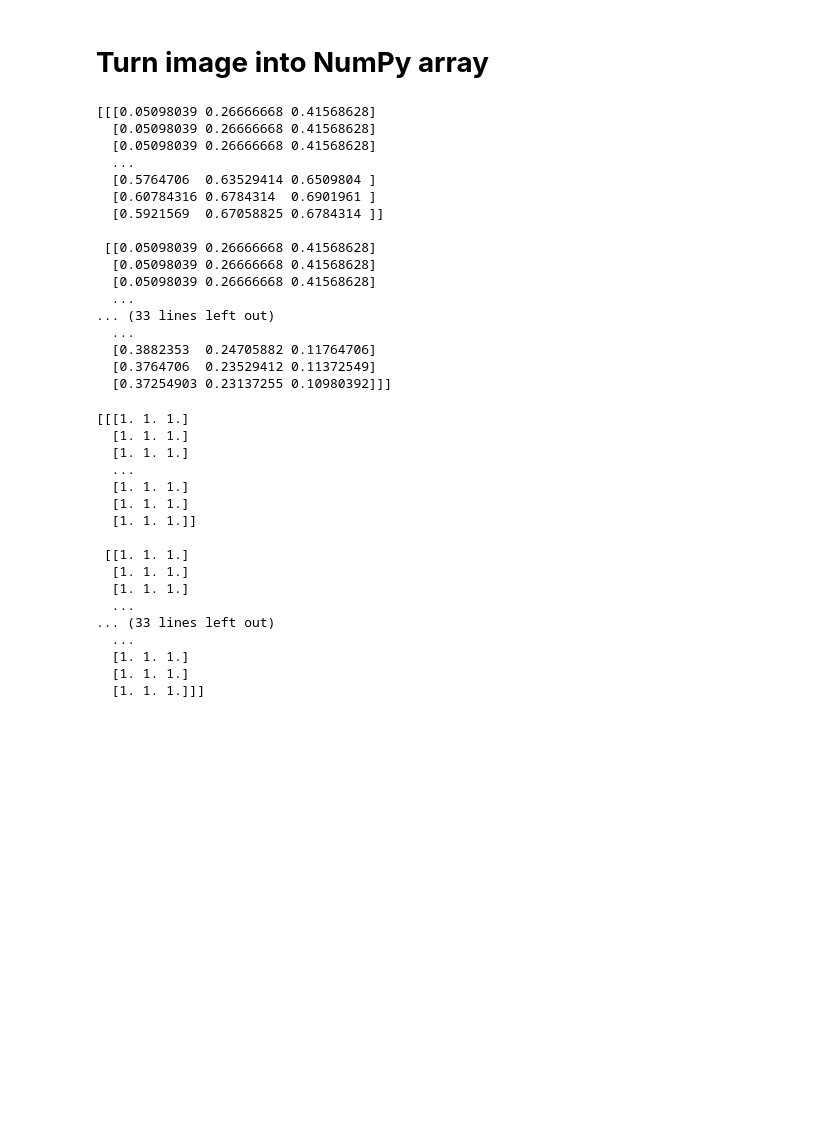
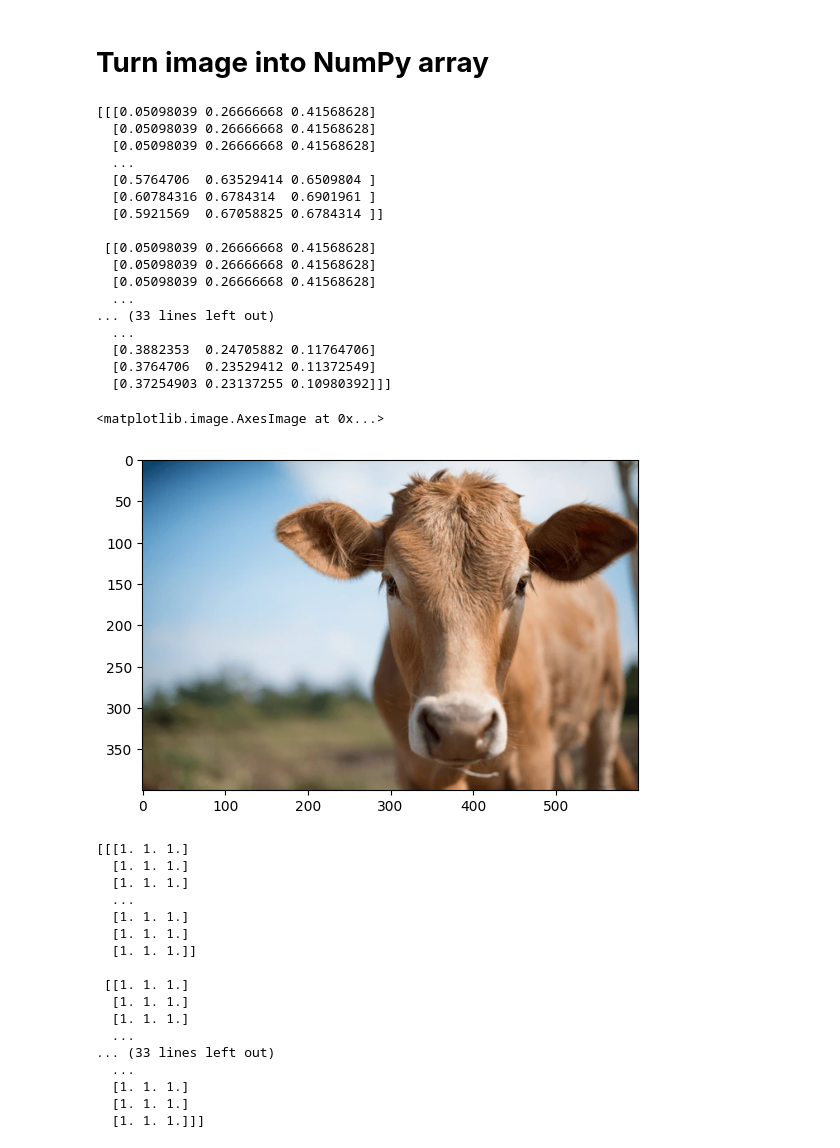
Before and after one commit to Numanur/data-science-ml, a Jupyter notebook: numpy_basic.ipynb, the cells around one changed output. Drawn from its saved outputs; the diff is of its cells as text; code cells hidden in the pictures; blank space fills up the shorter version.

Commit message:
viewing image

```diff
--- a/numpy_basic.ipynb
+++ b/numpy_basic.ipynb
@@ -377,25 +377,28 @@ img.save("/content/drive/MyDrive/Colab Datasets/images/dog.png", "PNG")
 # %%
 from matplotlib.image import imread
 cow = imread("/content/drive/MyDrive/Colab Datasets/images/cow.png")
 print(cow)
+plt.imshow(cow)
 # %% [output]
 [[[0.05098039 0.26666668 0.41568628]
   [0.05098039 0.26666668 0.41568628]
   [0.05098039 0.26666668 0.41568628]
   ...
   [0.5764706  0.63529414 0.6509804 ]
   [0.60784316 0.6784314  0.6901961 ]
   [0.5921569  0.67058825 0.6784314 ]]
 
  [[0.05098039 0.26666668 0.41568628]
   [0.05098039 0.26666668 0.41568628]
   [0.05098039 0.26666668 0.41568628]
   ...
 ... (33 lines left out)
   ...
   [0.3882353  0.24705882 0.11764706]
   [0.3764706  0.23529412 0.11372549]
   [0.37254903 0.23137255 0.10980392]]]
+<matplotlib.image.AxesImage at 0x...>
+[figure, added]
 # %%
 dog = imread("/content/drive/MyDrive/Colab Datasets/images/dog.png")
 print(dog)
```
